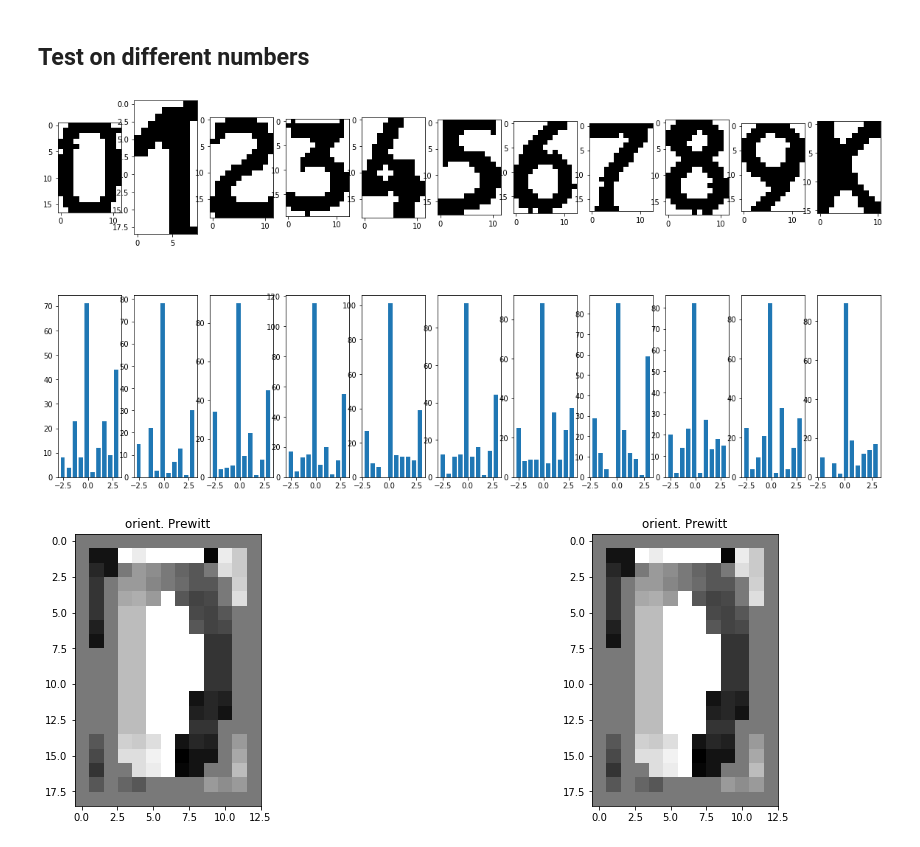
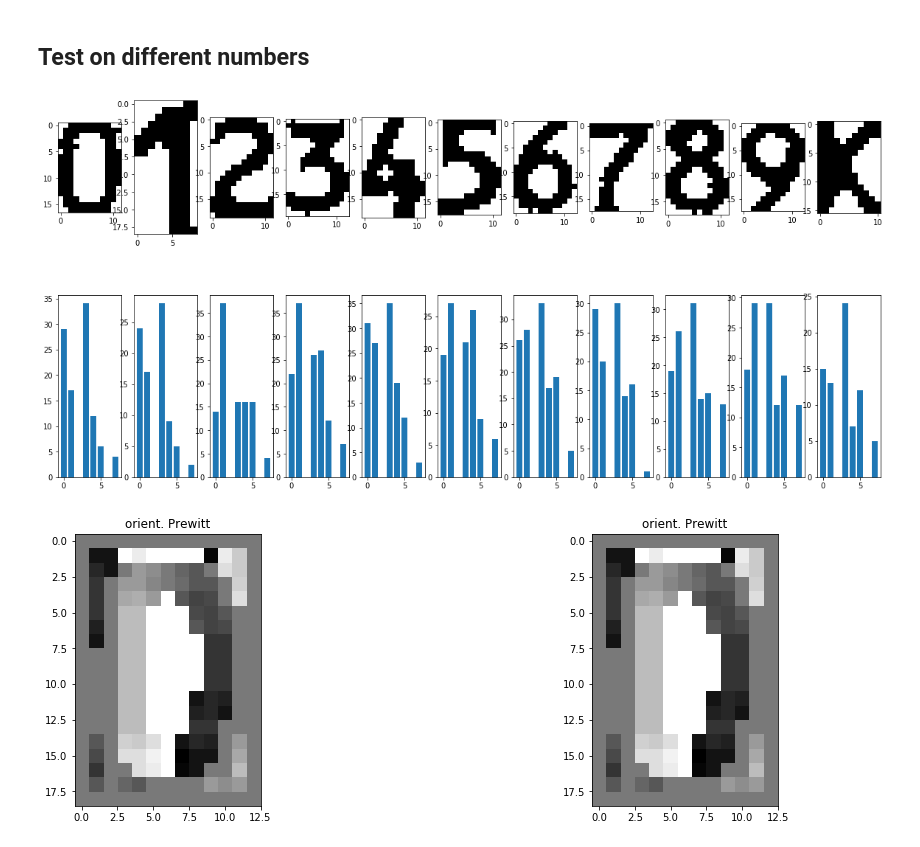
Before and after one commit to gabrieldelaparra/CC5509-2017-2-Tarea1, a Jupyter notebook: tarea1.ipynb, the cells around one changed output. Drawn from its saved outputs; the diff is of its cells as text; code cells hidden in the pictures.

Commit message:
Histogram for all samples

```diff
--- a/tarea1.ipynb
+++ b/tarea1.ipynb
@@ -359,19 +340,18 @@ sampleDigitFilenameList =["./digits/0/dig_1500070685.png",
 # %%
 plt.figure(figsize=(20,10))
 columns = len(sampleDigitFilenameList)
 i=1
+bins = 8
 for sampleDigitFilename in sampleDigitFilenameList:
     sampleDigit=io.imread(sampleDigitFilename)
     plt.subplot(2, columns, i)
     plt.imshow(sampleDigit, cmap="gray")
     plt.subplot(2, columns, columns+i)
-    hist, bins = getOrientationHistogram(getImageOrientations(sampleDigitFilename), 10)
-    width = 0.7 * (bins[1] - bins[0])
-    center = (bins[:-1] + bins[1:]) / 2
-    plt.bar(center, hist, align='center', width=width)
+    hist = histogram(sampleDigit, bins)
+    plt.bar(np.arange(bins), hist)
     i = i+1
 # %% [output]
-[figure, old version]
+[figure, new version]
 # %%
 
 i = 0
```
Also changed, not shown: parts of 4 cells of this notebook.
